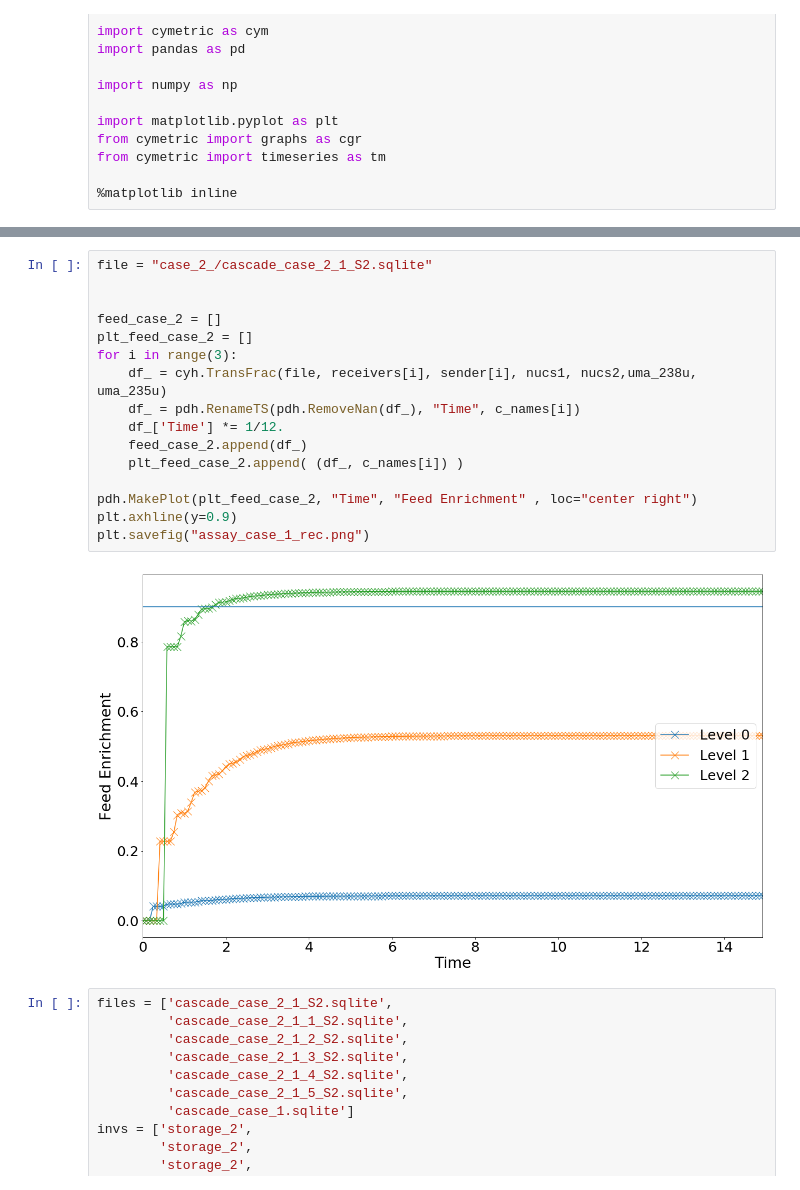
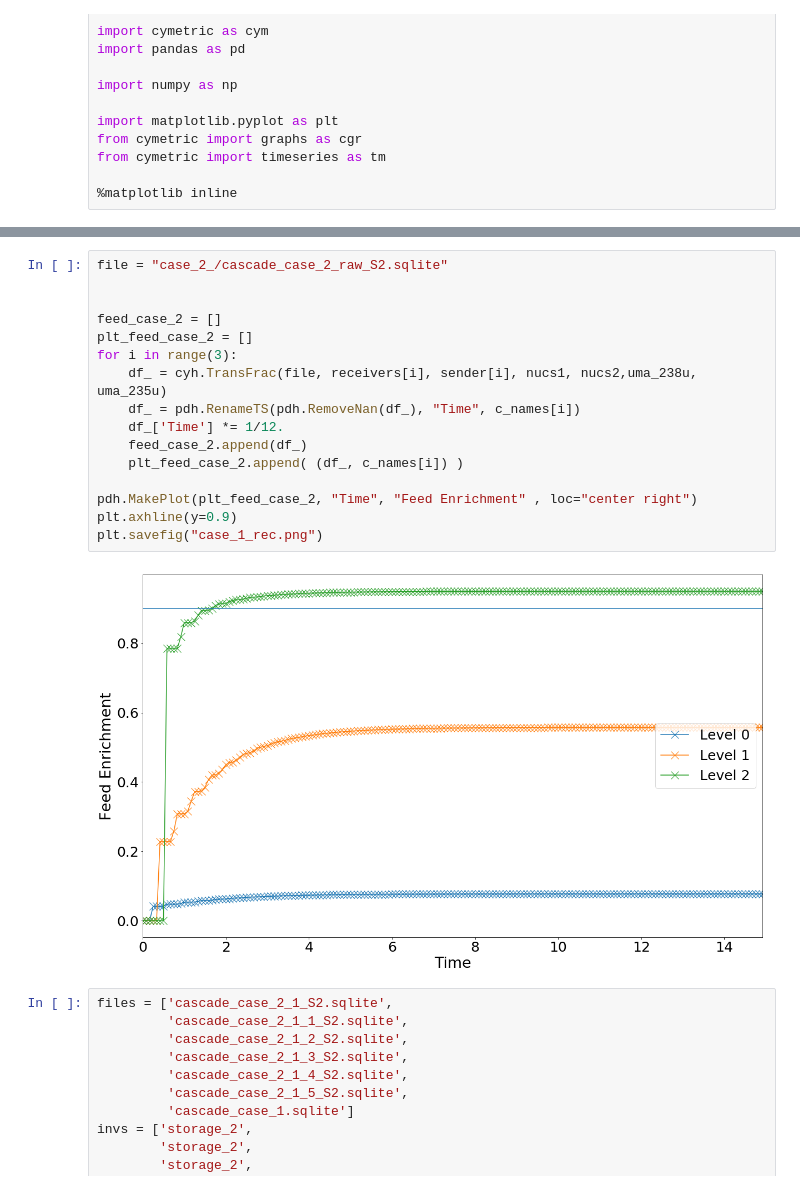
Before and after one commit to bam241/cyclus_jcpoa, a Jupyter notebook: case 2 _1.ipynb, the cells around one changed output, grey strips where cells are left out. Saved outputs shown, nothing was run; the diff lists cells and outputs as text.

```diff
--- a/case 2 _1.ipynb
+++ b/case 2 _1.ipynb
@@ -75,23 +53,23 @@ labels = ['Cascade0',
           'Cascade4',
           'Cascade5']
 # %%
-file = "case_2_/cascade_case_2_1_S2.sqlite"
+file = "case_2_/cascade_case_2_raw_S2.sqlite"
 
 
 feed_case_2 = []
 plt_feed_case_2 = []
 for i in range(3):
     df_ = cyh.TransFrac(file, receivers[i], sender[i], nucs1, nucs2,uma_238u, uma_235u)
     df_ = pdh.RenameTS(pdh.RemoveNan(df_), "Time", c_names[i])
     df_['Time'] *= 1/12.
     feed_case_2.append(df_)
     plt_feed_case_2.append( (df_, c_names[i]) )
 
 pdh.MakePlot(plt_feed_case_2, "Time", "Feed Enrichment" , loc="center right")
 plt.axhline(y=0.9)
-plt.savefig("assay_case_1_rec.png")
+plt.savefig("case_1_rec.png")
 # %% [output]
-[figure, old version]
+[figure, new version]
 # %%
 files = ['cascade_case_2_1_S2.sqlite',
          'cascade_case_2_1_1_S2.sqlite',
```
Also changed, not shown: parts of 5 cells of this notebook, 1 other file.
